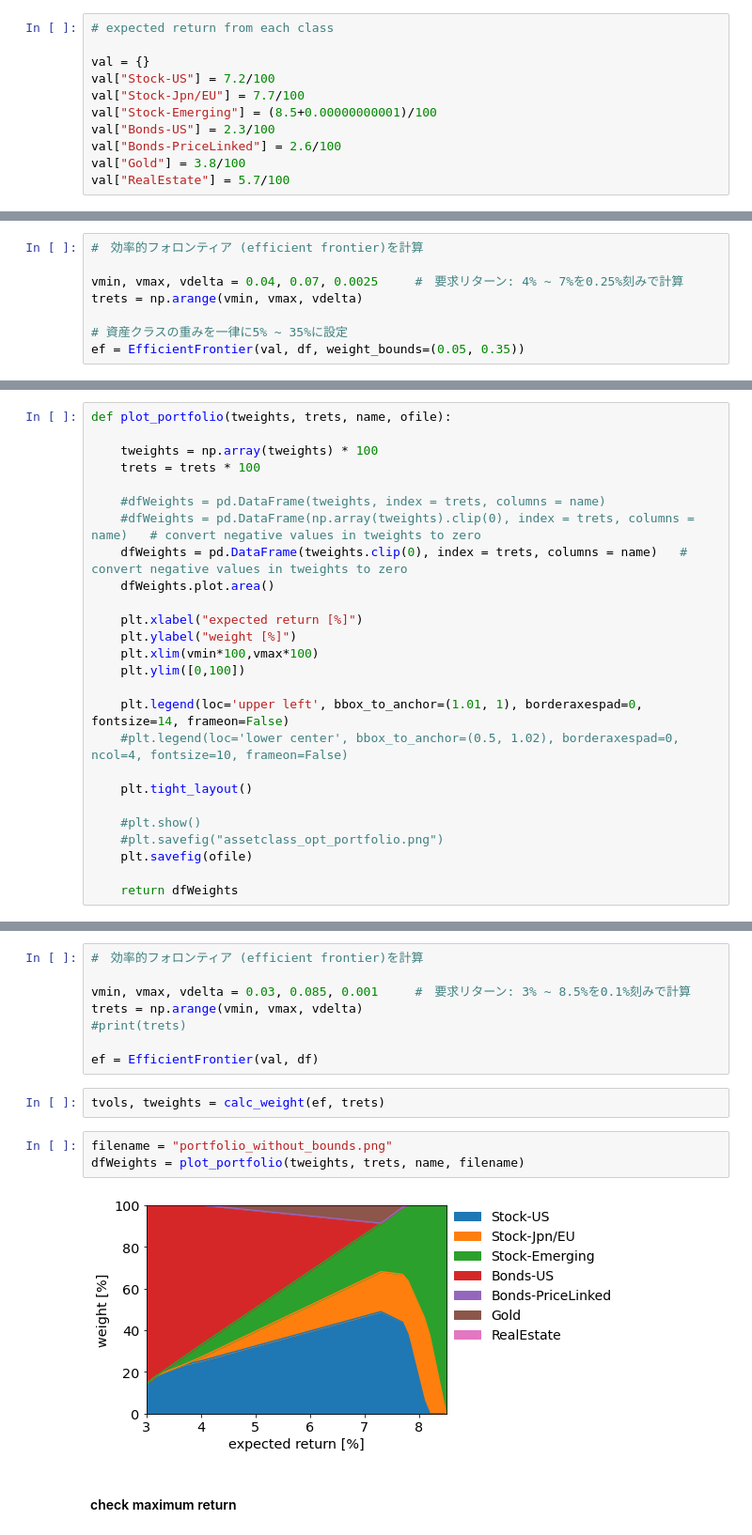
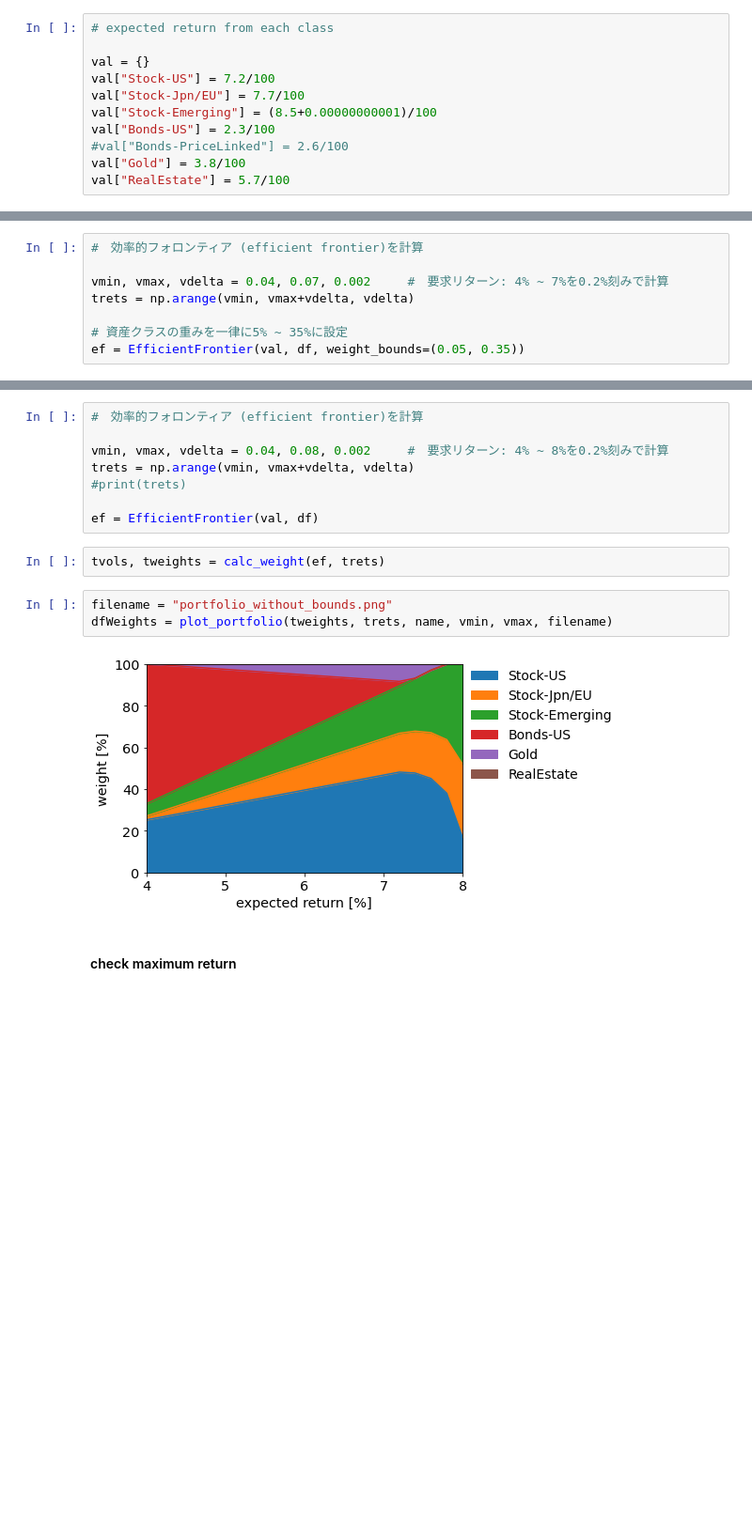
Before and after one commit to kt-q/wealthnavi-portfolio, a Jupyter notebook: WealthNavi_portfolio.ipynb, the cells around one changed output, grey strips where cells are left out. Shown: that part at 94% size. Cells and saved outputs as stored; diff of their text form; blank space fills up the shorter version.

```diff
--- a/WealthNavi_portfolio.ipynb
+++ b/WealthNavi_portfolio.ipynb
@@ -122,7 +138,7 @@ val["Stock-US"] = 7.2/100
 val["Stock-Jpn/EU"] = 7.7/100
 val["Stock-Emerging"] = (8.5+0.00000000001)/100
 val["Bonds-US"] = 2.3/100
-val["Bonds-PriceLinked"] = 2.6/100
+#val["Bonds-PriceLinked"] = 2.6/100
 val["Gold"] = 3.8/100
 val["RealEstate"] = 5.7/100
 # %%
@@ -233,8 +245,8 @@ plt.savefig("assetclass_heatmap.png")
 # %%
 #　効率的フォロンティア (efficient frontier)を計算
 
-vmin, vmax, vdelta = 0.04, 0.07, 0.0025     #　要求リターン: 4% ~ 7%を0.25%刻みで計算
-trets = np.arange(vmin, vmax, vdelta)
+vmin, vmax, vdelta = 0.04, 0.07, 0.002     #　要求リターン: 4% ~ 7%を0.2%刻みで計算
+trets = np.arange(vmin, vmax+vdelta, vdelta)
 
 # 資産クラスの重みを一律に5% ~ 35%に設定
 ef = EfficientFrontier(val, df, weight_bounds=(0.05, 0.35))
@@ -285,26 +332,0 @@ plt.savefig("maximum_return_vs_risk.png")
-# %%
-def plot_portfolio(tweights, trets, name, ofile):
-
-    tweights = np.array(tweights) * 100
-    trets = trets * 100
-
-    #dfWeights = pd.DataFrame(tweights, index = trets, columns = name)
-    #dfWeights = pd.DataFrame(np.array(tweights).clip(0), index = trets, columns = name)   # convert negative values in tweights to zero
-    dfWeights = pd.DataFrame(tweights.clip(0), index = trets, columns = name)   # convert negative values in tweights to zero
-    dfWeights.plot.area()
-
-    plt.xlabel("expected return [%]")
-    plt.ylabel("weight [%]")
-    plt.xlim(vmin*100,vmax*100)
-    plt.ylim([0,100])
-
-    plt.legend(loc='upper left', bbox_to_anchor=(1.01, 1), borderaxespad=0, fontsize=14, frameon=False)
-    #plt.legend(loc='lower center', bbox_to_anchor=(0.5, 1.02), borderaxespad=0, ncol=4, fontsize=10, frameon=False)
-
-    plt.tight_layout()
-
-    #plt.show()
-    #plt.savefig("assetclass_opt_portfolio.png")
-    plt.savefig(ofile)
-
-    return dfWeights
@@ -359,8 +397,8 @@ dfWeights.tail(20)
 # %%
 #　効率的フォロンティア (efficient frontier)を計算
 
-vmin, vmax, vdelta = 0.03, 0.085, 0.001     #　要求リターン: 3% ~ 8.5%を0.1%刻みで計算
-trets = np.arange(vmin, vmax, vdelta)
+vmin, vmax, vdelta = 0.04, 0.08, 0.002     #　要求リターン: 4% ~ 8%を0.2%刻みで計算
+trets = np.arange(vmin, vmax+vdelta, vdelta)
 #print(trets)
 
 ef = EfficientFrontier(val, df)
@@ -368,9 +406,9 @@ ef = EfficientFrontier(val, df)
 tvols, tweights = calc_weight(ef, trets)
 # %%
 filename = "portfolio_without_bounds.png"
-dfWeights = plot_portfolio(tweights, trets, name, filename)
+dfWeights = plot_portfolio(tweights, trets, name, vmin, vmax, filename)
 # %% [output]
-[figure, old version]
+[figure, new version]
 # %% [markdown]
 #### check maximum return
 # %%
```
Also changed, not shown: parts of 40 cells of this notebook, 7 other files.
